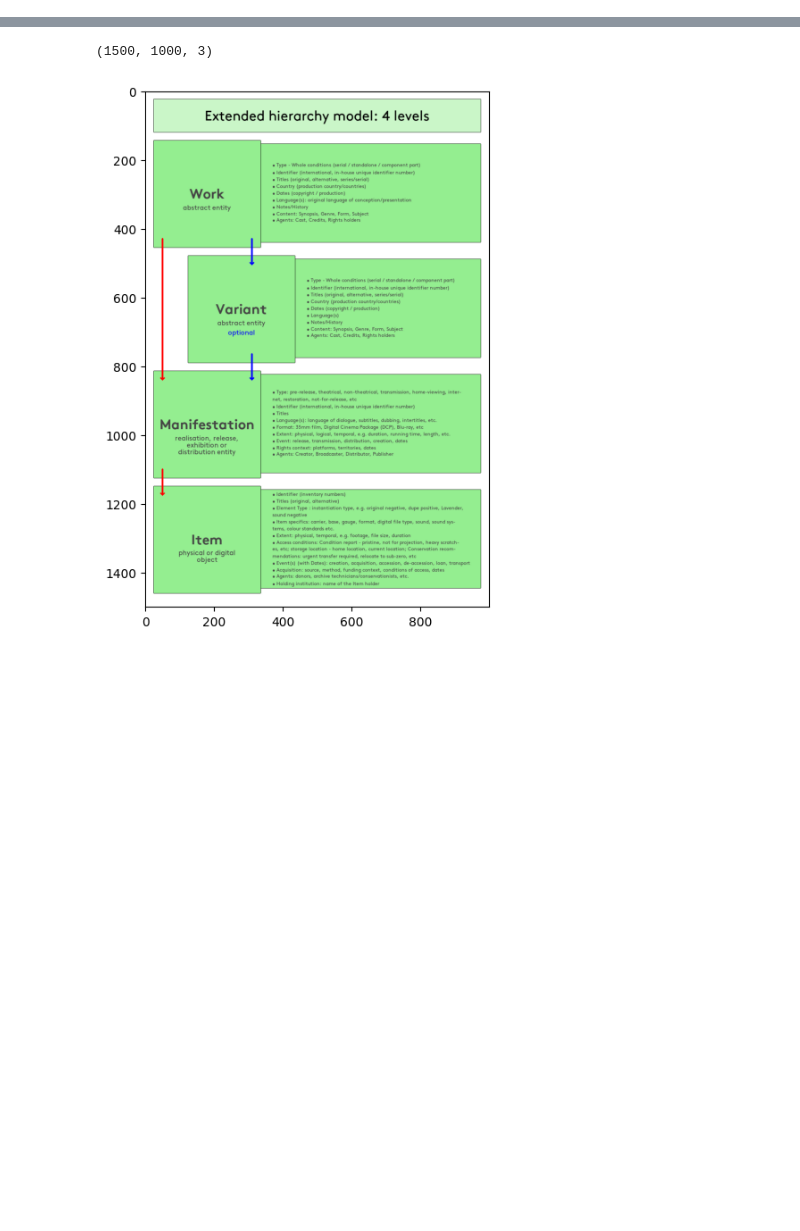
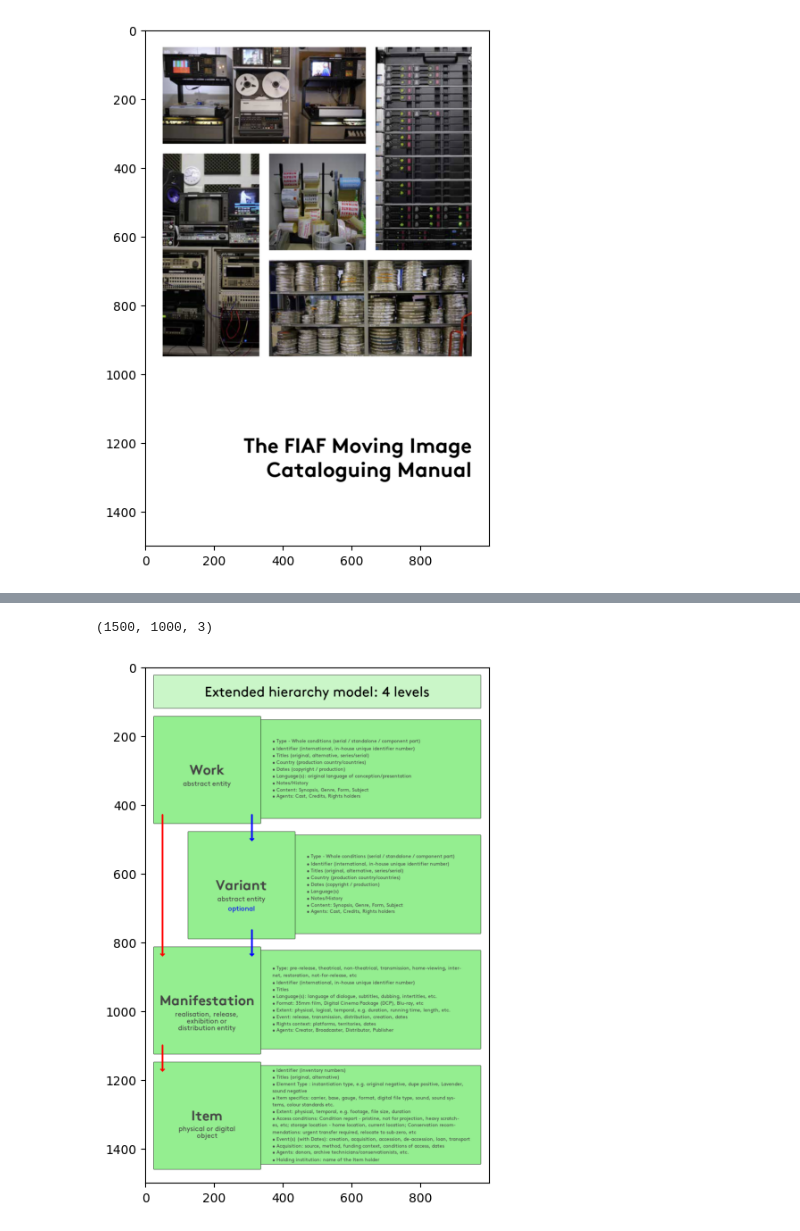
Before and after one commit to FIAF/fiaf-cataloguing-manual, a Jupyter notebook: src/diagrams/diagrams.ipynb, the cells around one changed output, grey strips where cells are left out. Drawn from its saved outputs; the diff is of its cells as text; code cells hidden in the pictures; blank space fills up the shorter version.

Commit message:
added frontpage

```diff
--- a/src/diagrams/diagrams.ipynb
+++ b/src/diagrams/diagrams.ipynb
@@ -0,0 +1,87 @@
+# %%
+# frontpage
+
+import cv2
+import matplotlib.pylab as plt
+import numpy
+import pathlib
+import skimage
+from PIL import Image, ImageDraw, ImageFont
+
+def font(weight, size):
+
+    ''' Define a font object. '''
+
+    font_path = pathlib.Path.cwd().parents[0] / 'font' / f'BrownStd{weight}.otf'
+    if not font_path.exists():
+        raise Exception('Font OTF does not exist.')
+
+    return ImageFont.truetype(str(font_path), size)
+
+
+def render_preview(path):
+
+    preview = cv2.cvtColor(cv2.imread(path, -1), cv2.COLOR_BGR2RGB)
+    print(preview.shape)
+    plt.figure(figsize=(7.5,7.5))
+    plt.imshow(skimage.img_as_float32(preview))
+    plt.show()
+
+
+img_path = pathlib.Path.cwd() / 'front.png'
+
+canvas_w, canvas_h = 1000, 1500
+canvas = numpy.zeros((canvas_h, canvas_w, 3), numpy.uint8)
+canvas[:, :] = (255, 255, 255)
+
+cv2.imwrite(img_path, canvas)
+
+
+image_data = Image.open(img_path)
+
+cover = Image.open(pathlib.Path.cwd().parents[0] / "cover.png")
+
+new_size = (900, 900)  # Example size (adjust as needed)
+cover = cover.resize(new_size, resample=Image.LANCZOS)
+
+
+image_data.paste(cover, (50, 50))
+
+
+draw = ImageDraw.Draw(image_data)
+
+font_object = font('Bold', 60)
+
+detect = font_object.getbbox("The FIAF Moving Image")
+print('@@@', detect)
+draw.text((950-detect[2], int(1185)), "The FIAF Moving Image", font=font_object, fill="#000000")
+
+detect = font_object.getbbox("Cataloguing Manual")
+print('@@@', detect)
+print('@@@', detect[2])
+draw.text((950-detect[2], int(1255)), "Cataloguing Manual", font=font_object, fill="#000000")
+
+
+
+image_data.save(img_path)
+
+render_preview(img_path)
+
+# from PIL import Image
+
+# # Open the background image (e.g., "background.jpg")
+# background = Image.open("background.jpg")
+
+# # Open the image to insert (e.g., "image_to_insert.png")
+# insert_image = Image.open("image_to_insert.png")
+
+# # Paste the image onto the background at position (x, y)
+# background.paste(insert_image, (x, y))
+
+# # Save the result
+# background.save("result.jpg")
+
+# 1000-
+
+500/3
+# %% [output]
@@ -0,0 +92 @@
+[figure, added]
```
Also changed, not shown: parts of 2 cells of this notebook, 3 other files.
